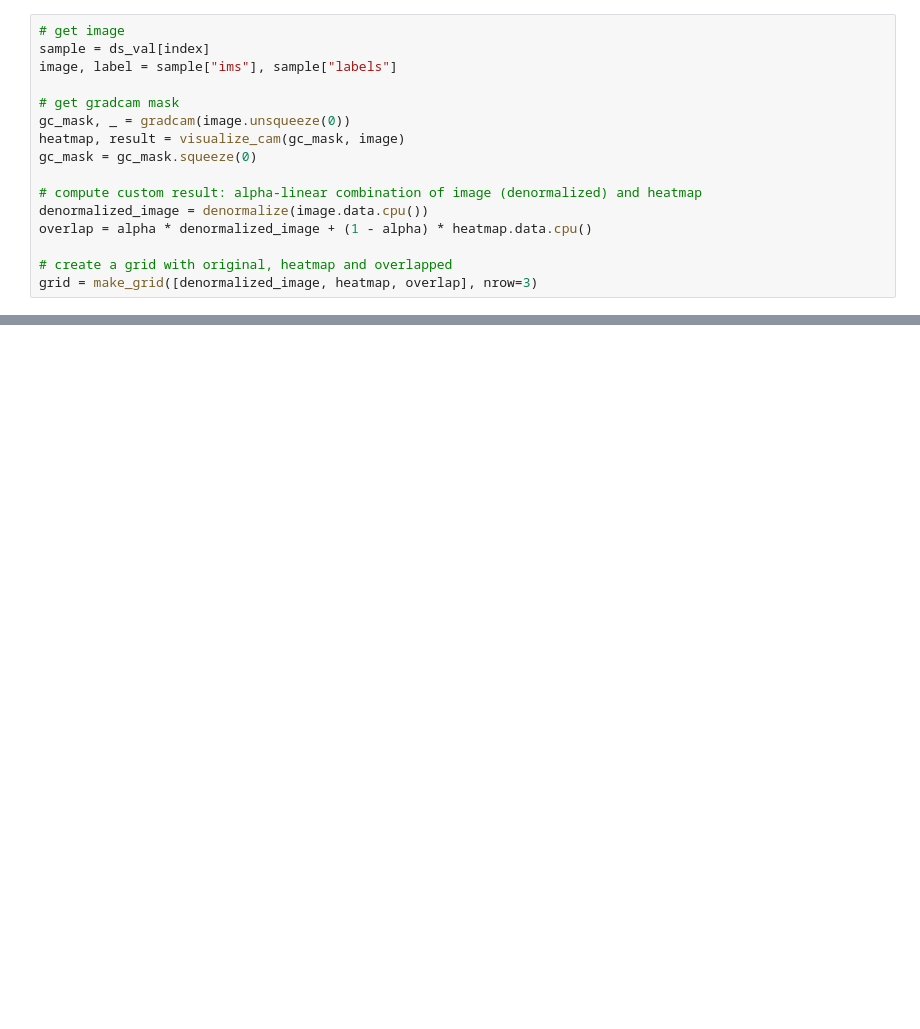
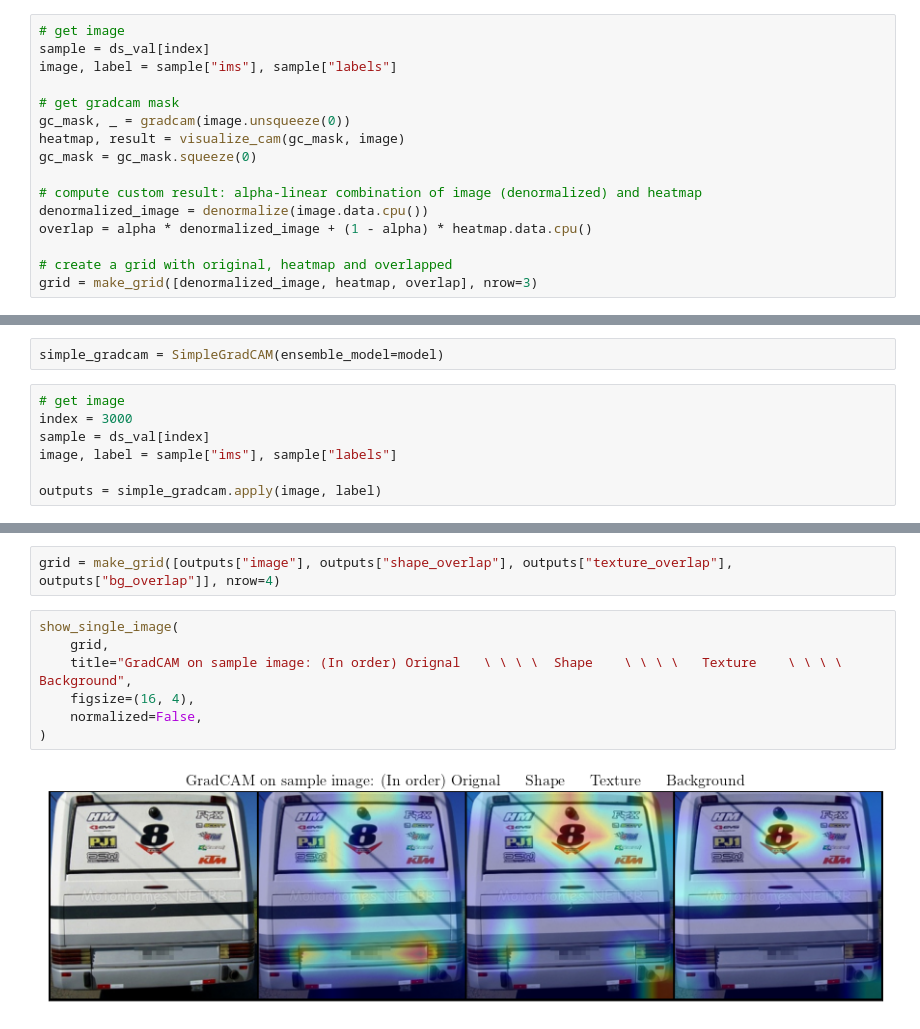
Before and after one commit to ddgoede/Re-CGN, a Jupyter notebook: experiments/imagenet_visualize_gradcam_results.ipynb, the cells around one changed output, grey strips where cells are left out. Drawn from its saved outputs; the diff is of its cells as text; blank space fills up the shorter version.

```diff
--- a/experiments/imagenet_visualize_gradcam_results.ipynb
+++ b/experiments/imagenet_visualize_gradcam_results.ipynb
@@ -155,0 +216,9 @@ show_single_image(grid, normalized=False, title="Sample image with GradCAM from
+# %%
+simple_gradcam = SimpleGradCAM(ensemble_model=model)
+# %%
+# get image
+index = 3000
+sample = ds_val[index]
+image, label = sample["ims"], sample["labels"]
+
+outputs = simple_gradcam.apply(image, label)
@@ -155,0 +229,11 @@ show_single_image(grid, normalized=False, title="Sample image with GradCAM from
+# %%
+grid = make_grid([outputs["image"], outputs["shape_overlap"], outputs["texture_overlap"], outputs["bg_overlap"]], nrow=4)
+# %%
+show_single_image(
+    grid,
+    title="GradCAM on sample image: (In order) Orignal   \ \ \ \  Shape    \ \ \ \   Texture    \ \ \ \  Background",
+    figsize=(16, 4),
+    normalized=False,
+)
+# %% [output]
+[figure, added]
```
Also changed, not shown: parts of 15 cells of this notebook, 3 other files.
